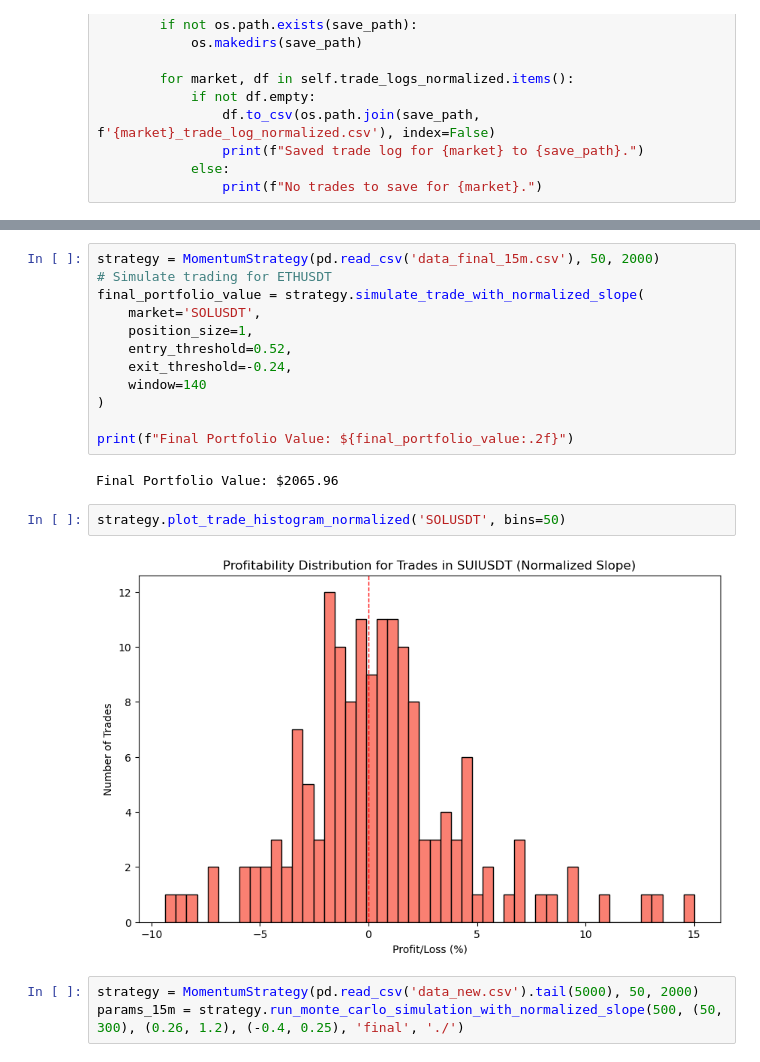
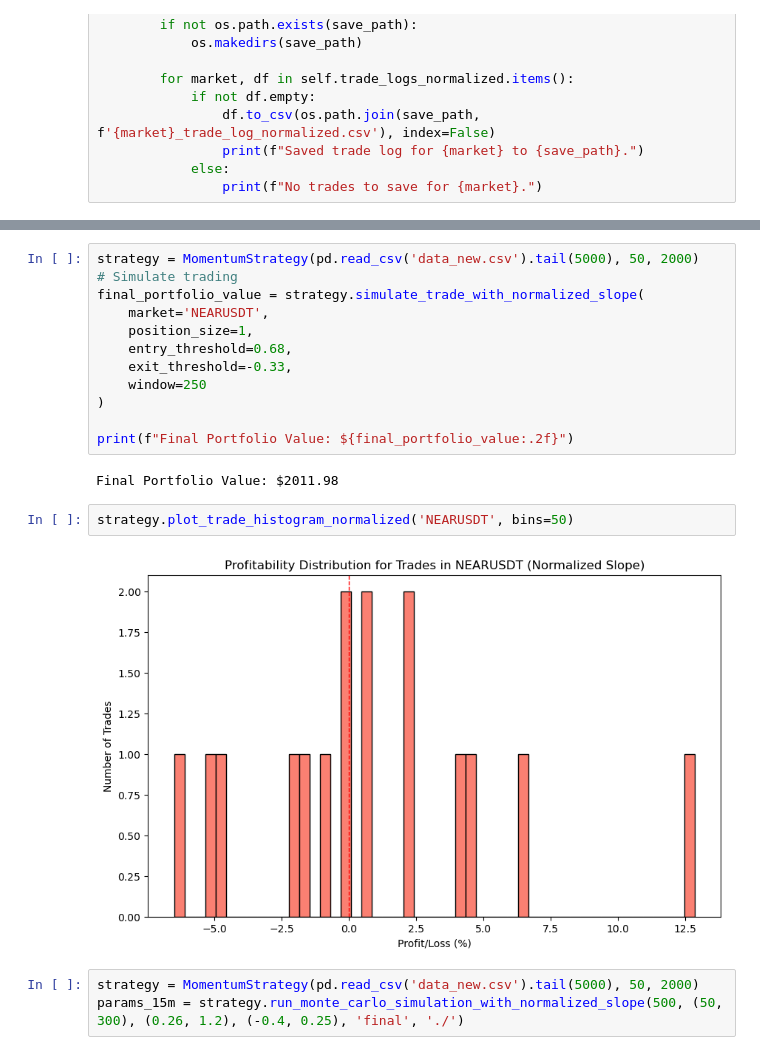
Before and after one commit to Tsharkowill/bol_trading_bot, a Jupyter notebook: analysis/normalized_slope_simulation.ipynb, the cells around one changed output, grey strips where cells are left out. Cells and saved outputs as stored; diff of their text form.

```diff
--- a/analysis/normalized_slope_simulation.ipynb
+++ b/analysis/normalized_slope_simulation.ipynb
@@ -801,21 +831,21 @@ plt.show()
 # %%
-strategy = MomentumStrategy(pd.read_csv('data_final_15m.csv'), 50, 2000)
-# Simulate trading for ETHUSDT
+strategy = MomentumStrategy(pd.read_csv('data_new.csv').tail(5000), 50, 2000)
+# Simulate trading
 final_portfolio_value = strategy.simulate_trade_with_normalized_slope(
-    market='SOLUSDT',
+    market='NEARUSDT',
     position_size=1,
-    entry_threshold=0.52,
-    exit_threshold=-0.24,
-    window=140
+    entry_threshold=0.68,
+    exit_threshold=-0.33,
+    window=250
 )
 
 print(f"Final Portfolio Value: ${final_portfolio_value:.2f}")
 # %% [output]
-Final Portfolio Value: $2065.96
+Final Portfolio Value: $2011.98
 # %%
-strategy.plot_trade_histogram_normalized('SOLUSDT', bins=50)
+strategy.plot_trade_histogram_normalized('NEARUSDT', bins=50)
 # %% [output]
-[figure, old version]
+[figure, new version]
 # %%
 strategy = MomentumStrategy(pd.read_csv('data_new.csv').tail(5000), 50, 2000)
 params_15m = strategy.run_monte_carlo_simulation_with_normalized_slope(500, (50, 300), (0.26, 1.2), (-0.4, 0.25), 'final', './')
```
Also changed, not shown: parts of 5 cells of this notebook, 4 other files.
